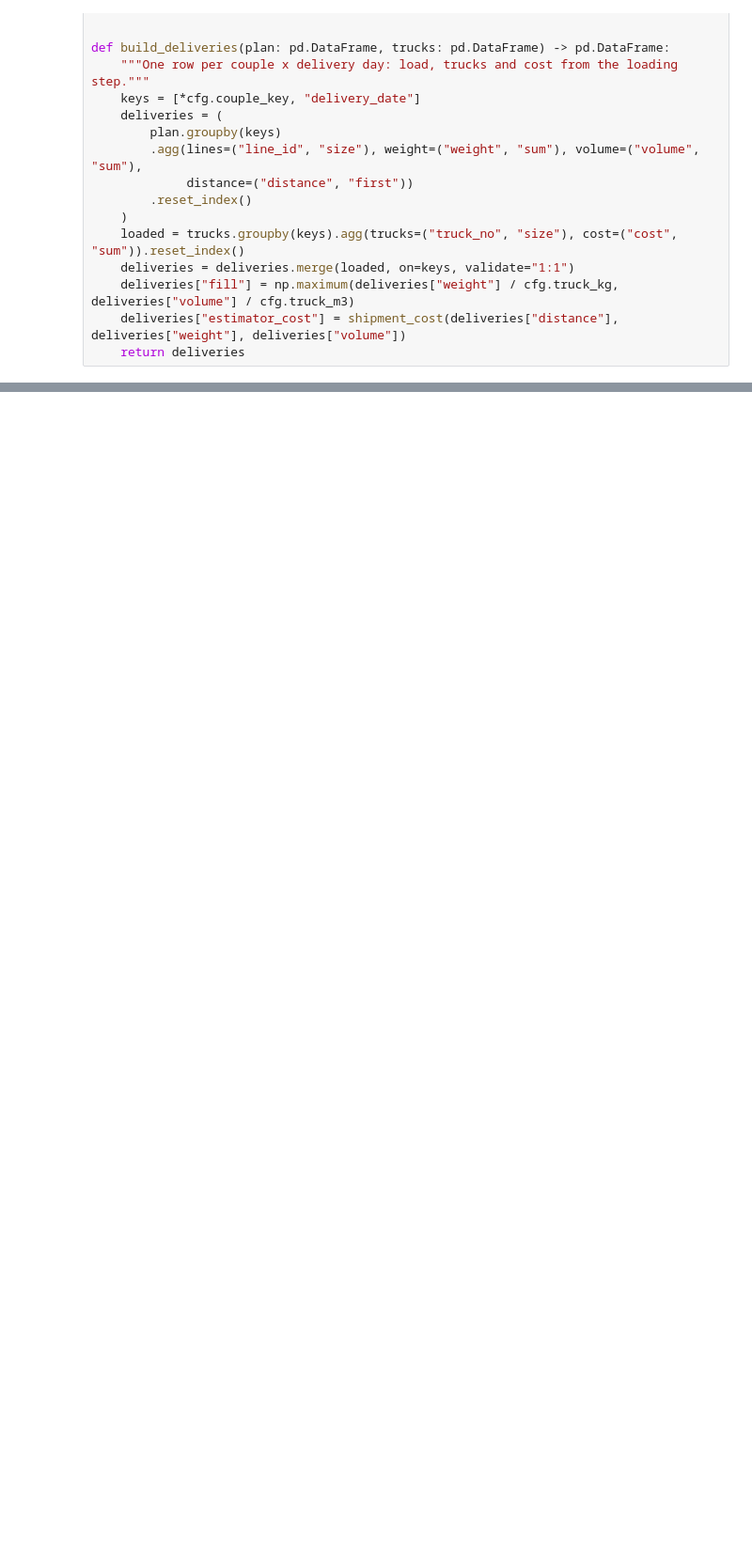
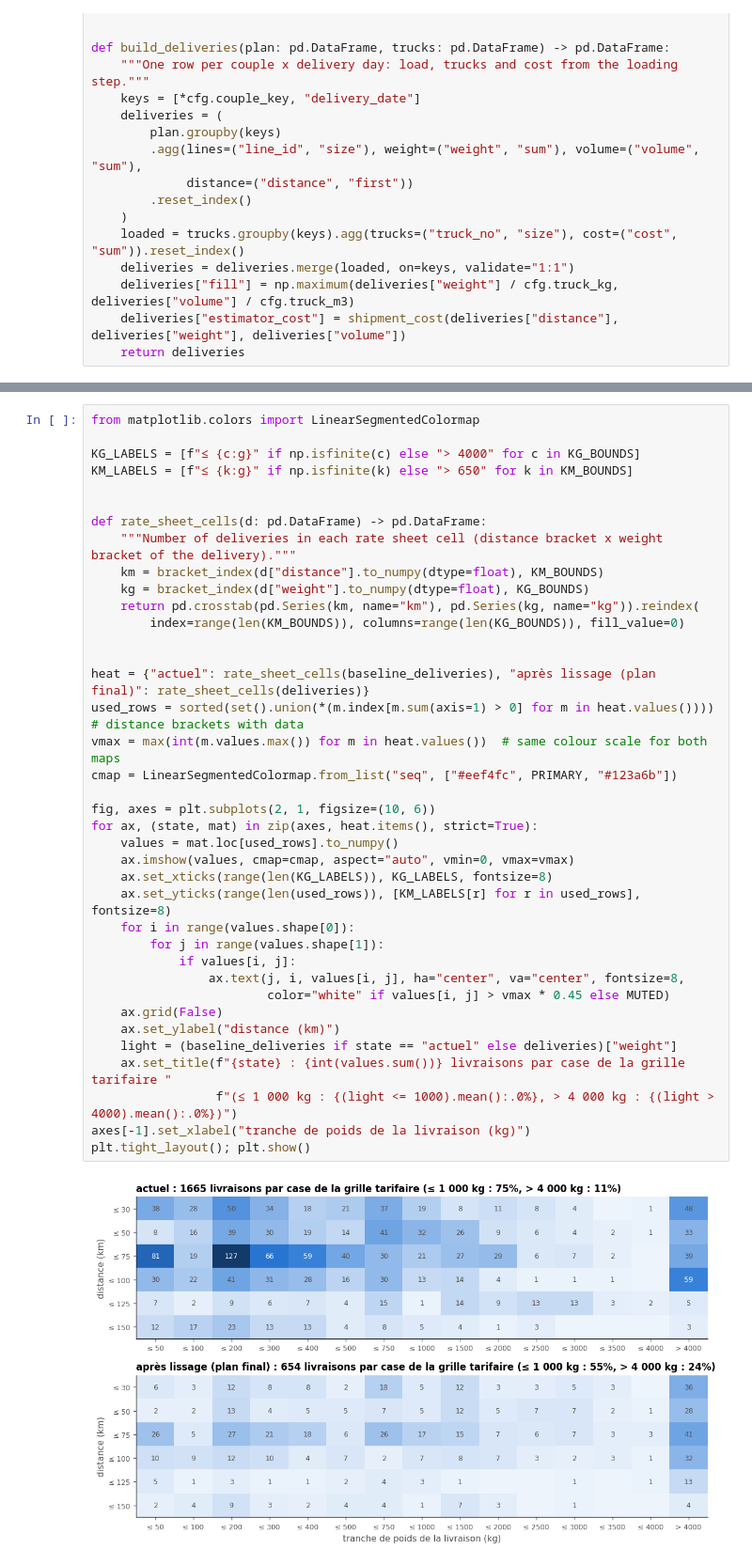
Before and after one commit to exauceh/delivery_schedule_optimization, a Jupyter notebook: milestone3/milestone3.ipynb, the cells around one changed output, grey strips where cells are left out. Shown at 94% size. Drawn from its saved outputs; the diff is of its cells as text; blank space fills up the shorter version.

```diff
--- a/milestone3/milestone3.ipynb
+++ b/milestone3/milestone3.ipynb
@@ -759,0 +855,40 @@ pd.concat([shown, total], ignore_index=True)
+# %%
+from matplotlib.colors import LinearSegmentedColormap
+
+KG_LABELS = [f"≤ {c:g}" if np.isfinite(c) else "> 4000" for c in KG_BOUNDS]
+KM_LABELS = [f"≤ {k:g}" if np.isfinite(k) else "> 650" for k in KM_BOUNDS]
+
+
+def rate_sheet_cells(d: pd.DataFrame) -> pd.DataFrame:
+    """Number of deliveries in each rate sheet cell (distance bracket x weight bracket of the delivery)."""
+    km = bracket_index(d["distance"].to_numpy(dtype=float), KM_BOUNDS)
+    kg = bracket_index(d["weight"].to_numpy(dtype=float), KG_BOUNDS)
+    return pd.crosstab(pd.Series(km, name="km"), pd.Series(kg, name="kg")).reindex(
+        index=range(len(KM_BOUNDS)), columns=range(len(KG_BOUNDS)), fill_value=0)
+
+
+heat = {"actuel": rate_sheet_cells(baseline_deliveries), "après lissage (plan final)": rate_sheet_cells(deliveries)}
+used_rows = sorted(set().union(*(m.index[m.sum(axis=1) > 0] for m in heat.values())))  # distance brackets with data
+vmax = max(int(m.values.max()) for m in heat.values())  # same colour scale for both maps
+cmap = LinearSegmentedColormap.from_list("seq", ["#eef4fc", PRIMARY, "#123a6b"])
+
+fig, axes = plt.subplots(2, 1, figsize=(10, 6))
+for ax, (state, mat) in zip(axes, heat.items(), strict=True):
+    values = mat.loc[used_rows].to_numpy()
+    ax.imshow(values, cmap=cmap, aspect="auto", vmin=0, vmax=vmax)
+    ax.set_xticks(range(len(KG_LABELS)), KG_LABELS, fontsize=8)
+    ax.set_yticks(range(len(used_rows)), [KM_LABELS[r] for r in used_rows], fontsize=8)
+    for i in range(values.shape[0]):
+        for j in range(values.shape[1]):
+            if values[i, j]:
+                ax.text(j, i, values[i, j], ha="center", va="center", fontsize=8,
+                        color="white" if values[i, j] > vmax * 0.45 else MUTED)
+    ax.grid(False)
+    ax.set_ylabel("distance (km)")
+    light = (baseline_deliveries if state == "actuel" else deliveries)["weight"]
+    ax.set_title(f"{state} : {int(values.sum())} livraisons par case de la grille tarifaire "
+                 f"(≤ 1 000 kg : {(light <= 1000).mean():.0%}, > 4 000 kg : {(light > 4000).mean():.0%})")
+axes[-1].set_xlabel("tranche de poids de la livraison (kg)")
+plt.tight_layout(); plt.show()
+# %% [output]
+[figure, added]
```
Also changed, not shown: parts of 45 cells of this notebook, 9 other files.
